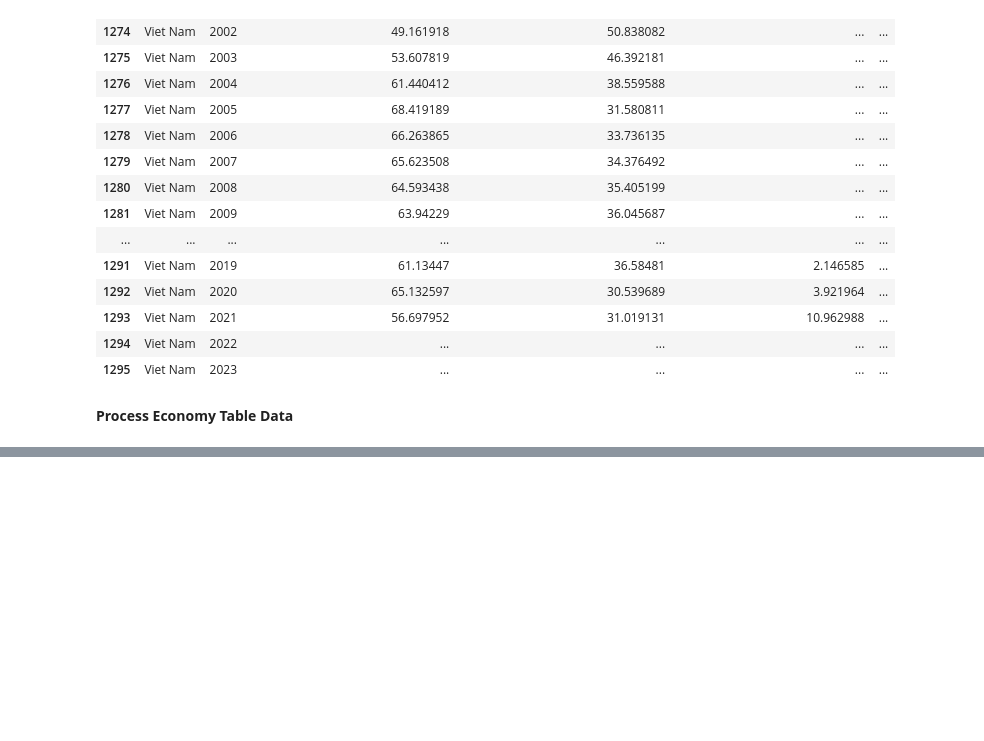
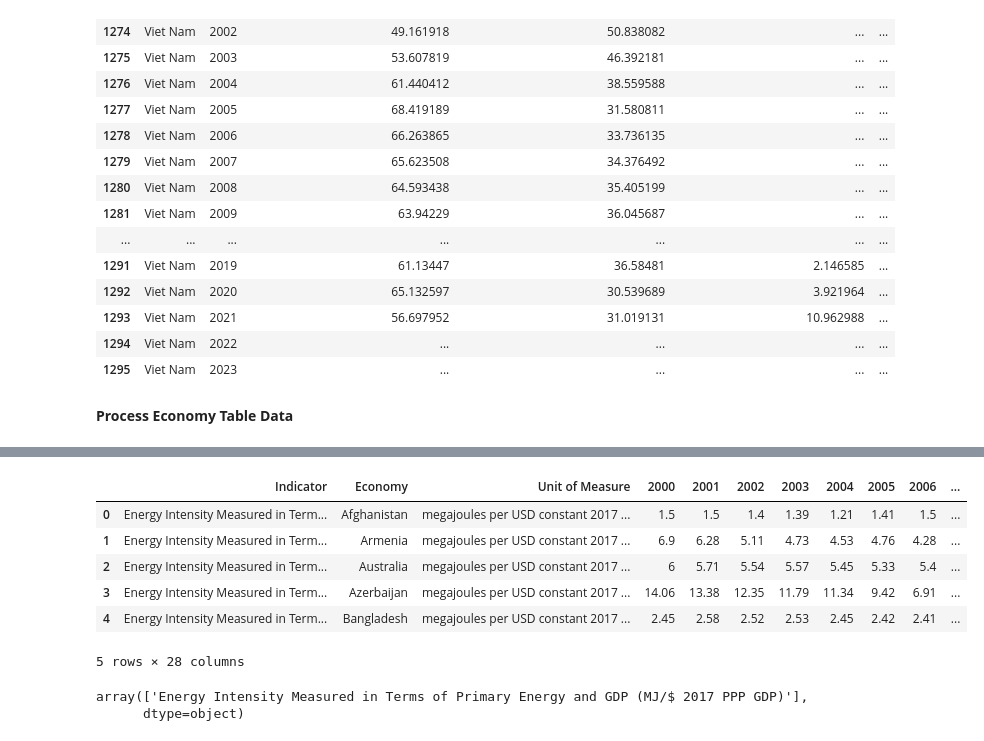
Before and after one commit to giakhang1906/Economic-Capstone, a Jupyter notebook: Data_Processing.ipynb, the cells around one changed output, grey strips where cells are left out. Cells and saved outputs as stored; diff of their text form; code cells hidden in the pictures; blank space fills up the shorter version.

```diff
--- a/Data_Processing.ipynb
+++ b/Data_Processing.ipynb
@@ -652,0 +844,16 @@ df_electricity[df_electricity['Country'] == 'Viet Nam']
+# %%
+# Load data
+energy_intensity.head()
+# %% [output]
+|  | Indicator | Economy | Unit of Measure | 2000 | 2001 | 2002 | 2003 | 2004 | 2005 | 2006 | ... |
+| 0 | Energy Intensity Measured in Term... | Afghanistan | megajoules per USD constant 2017 ... | 1.5 | 1.5 | 1.4 | 1.39 | 1.21 | 1.41 | 1.5 | ... |
+| 1 | Energy Intensity Measured in Term... | Armenia | megajoules per USD constant 2017 ... | 6.9 | 6.28 | 5.11 | 4.73 | 4.53 | 4.76 | 4.28 | ... |
+| 2 | Energy Intensity Measured in Term... | Australia | megajoules per USD constant 2017 ... | 6 | 5.71 | 5.54 | 5.57 | 5.45 | 5.33 | 5.4 | ... |
+| 3 | Energy Intensity Measured in Term... | Azerbaijan | megajoules per USD constant 2017 ... | 14.06 | 13.38 | 12.35 | 11.79 | 11.34 | 9.42 | 6.91 | ... |
+| 4 | Energy Intensity Measured in Term... | Bangladesh | megajoules per USD constant 2017 ... | 2.45 | 2.58 | 2.52 | 2.53 | 2.45 | 2.42 | 2.41 | ... |
+5 rows × 28 columns
+# %%
+energy_intensity["Indicator"].unique()
+# %% [output]
+array(['Energy Intensity Measured in Terms of Primary Energy and GDP (MJ/$ 2017 PPP GDP)'],
+      dtype=object)
```
Also changed, not shown: parts of 18 cells of this notebook.
